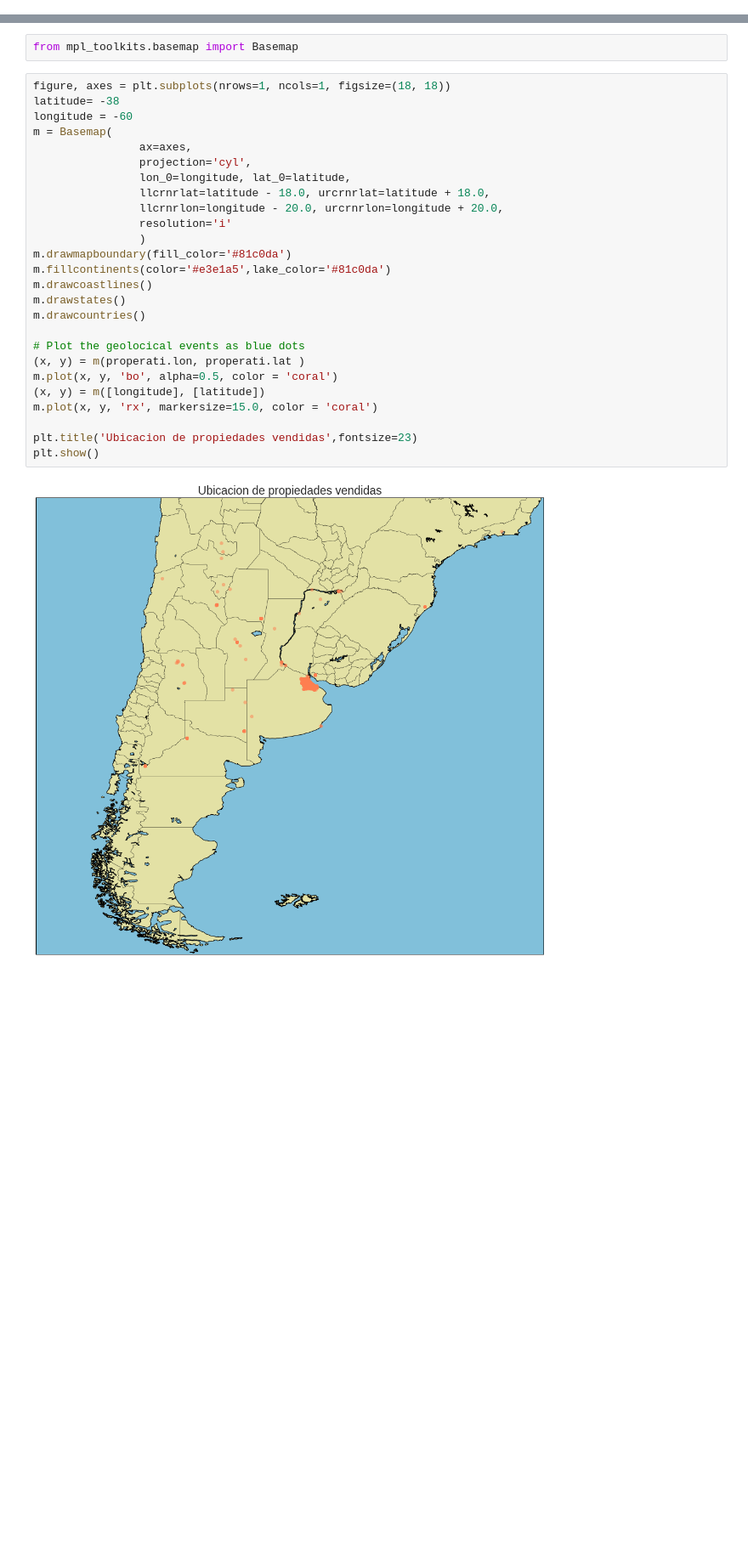
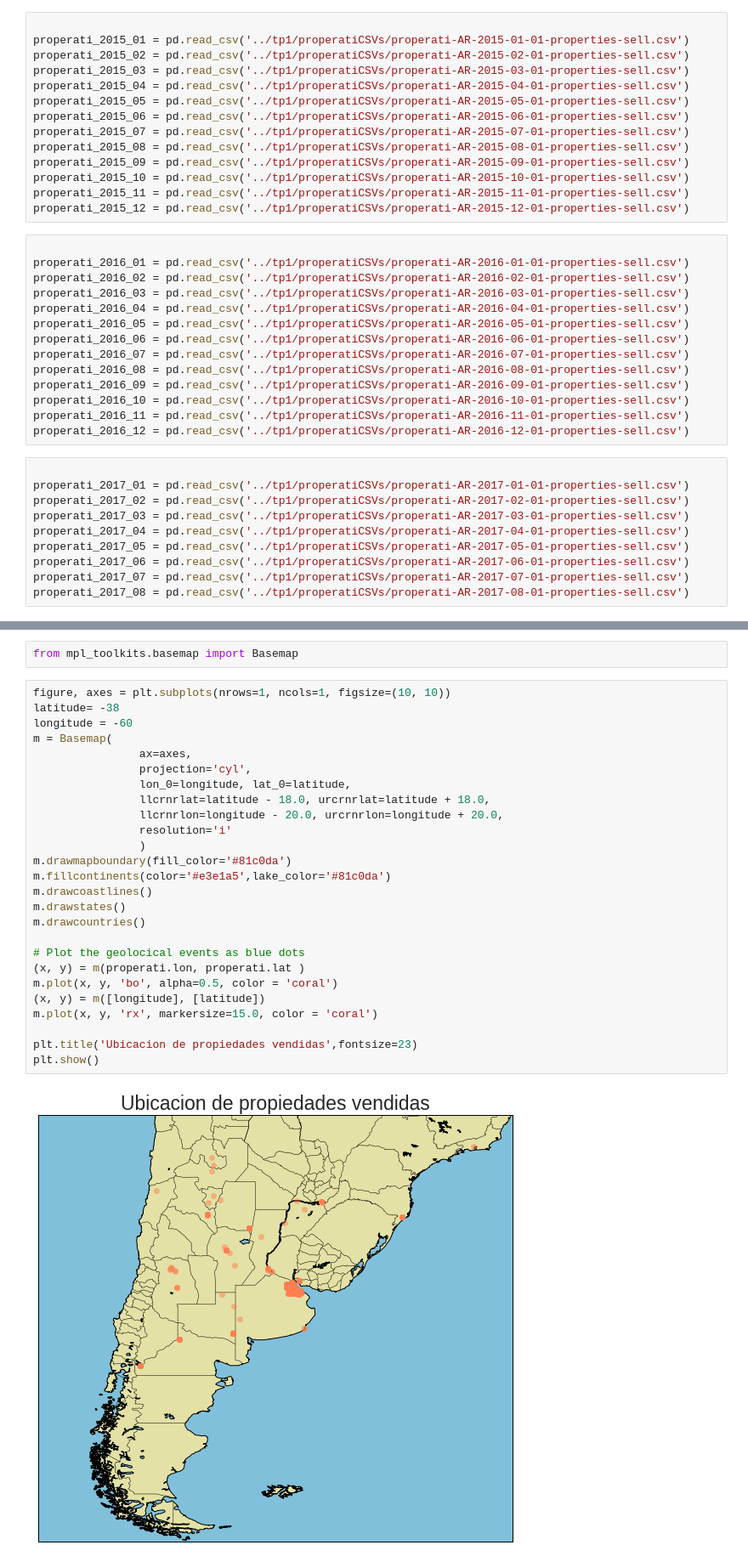
Before and after one commit to jazminferreiro-zz/orgaTP1, a Jupyter notebook: Analisis exploratorio Properati .ipynb, the cells around one changed output, grey strips where cells are left out. Shown at 85% size. Cells and saved outputs as stored; diff of their text form; blank space fills up the shorter version.

```diff
--- a/Analisis exploratorio Properati .ipynb
+++ b/Analisis exploratorio Properati .ipynb
@@ -63,3 +29,41 @@ properati_2017_08 = pd.read_csv('../tp1/properati-AR-2017-08-01-properties-sell.
+# %%
+
+properati_2015_01 = pd.read_csv('../tp1/properatiCSVs/properati-AR-2015-01-01-properties-sell.csv')
+properati_2015_02 = pd.read_csv('../tp1/properatiCSVs/properati-AR-2015-02-01-properties-sell.csv')
+properati_2015_03 = pd.read_csv('../tp1/properatiCSVs/properati-AR-2015-03-01-properties-sell.csv')
+properati_2015_04 = pd.read_csv('../tp1/properatiCSVs/properati-AR-2015-04-01-properties-sell.csv')
+properati_2015_05 = pd.read_csv('../tp1/properatiCSVs/properati-AR-2015-05-01-properties-sell.csv')
+properati_2015_06 = pd.read_csv('../tp1/properatiCSVs/properati-AR-2015-06-01-properties-sell.csv')
+properati_2015_07 = pd.read_csv('../tp1/properatiCSVs/properati-AR-2015-07-01-properties-sell.csv')
+properati_2015_08 = pd.read_csv('../tp1/properatiCSVs/properati-AR-2015-08-01-properties-sell.csv')
+properati_2015_09 = pd.read_csv('../tp1/properatiCSVs/properati-AR-2015-09-01-properties-sell.csv')
+properati_2015_10 = pd.read_csv('../tp1/properatiCSVs/properati-AR-2015-10-01-properties-sell.csv')
+properati_2015_11 = pd.read_csv('../tp1/properatiCSVs/properati-AR-2015-11-01-properties-sell.csv')
+properati_2015_12 = pd.read_csv('../tp1/properatiCSVs/properati-AR-2015-12-01-properties-sell.csv')
+# %%
+
+properati_2016_01 = pd.read_csv('../tp1/properatiCSVs/properati-AR-2016-01-01-properties-sell.csv')
+properati_2016_02 = pd.read_csv('../tp1/properatiCSVs/properati-AR-2016-02-01-properties-sell.csv')
+properati_2016_03 = pd.read_csv('../tp1/properatiCSVs/properati-AR-2016-03-01-properties-sell.csv')
+properati_2016_04 = pd.read_csv('../tp1/properatiCSVs/properati-AR-2016-04-01-properties-sell.csv')
+properati_2016_05 = pd.read_csv('../tp1/properatiCSVs/properati-AR-2016-05-01-properties-sell.csv')
+properati_2016_06 = pd.read_csv('../tp1/properatiCSVs/properati-AR-2016-06-01-properties-sell.csv')
+properati_2016_07 = pd.read_csv('../tp1/properatiCSVs/properati-AR-2016-07-01-properties-sell.csv')
+properati_2016_08 = pd.read_csv('../tp1/properatiCSVs/properati-AR-2016-08-01-properties-sell.csv')
+properati_2016_09 = pd.read_csv('../tp1/properatiCSVs/properati-AR-2016-09-01-properties-sell.csv')
+properati_2016_10 = pd.read_csv('../tp1/properatiCSVs/properati-AR-2016-10-01-properties-sell.csv')
+properati_2016_11 = pd.read_csv('../tp1/properatiCSVs/properati-AR-2016-11-01-properties-sell.csv')
+properati_2016_12 = pd.read_csv('../tp1/properatiCSVs/properati-AR-2016-12-01-properties-sell.csv')
+# %%
+
+properati_2017_01 = pd.read_csv('../tp1/properatiCSVs/properati-AR-2017-01-01-properties-sell.csv')
+properati_2017_02 = pd.read_csv('../tp1/properatiCSVs/properati-AR-2017-02-01-properties-sell.csv')
+properati_2017_03 = pd.read_csv('../tp1/properatiCSVs/properati-AR-2017-03-01-properties-sell.csv')
+properati_2017_04 = pd.read_csv('../tp1/properatiCSVs/properati-AR-2017-04-01-properties-sell.csv')
+properati_2017_05 = pd.read_csv('../tp1/properatiCSVs/properati-AR-2017-05-01-properties-sell.csv')
+properati_2017_06 = pd.read_csv('../tp1/properatiCSVs/properati-AR-2017-06-01-properties-sell.csv')
+properati_2017_07 = pd.read_csv('../tp1/properatiCSVs/properati-AR-2017-07-01-properties-sell.csv')
+properati_2017_08 = pd.read_csv('../tp1/properatiCSVs/properati-AR-2017-08-01-properties-sell.csv')
 # %% [markdown]
 # Filtrando datos erroneos
 # %%
@@ -294,30 +324,30 @@ properati_room.groupby('rooms').mean()['price_usd_per_m2'].plot(figsize=(14,4));
 # %%
 from mpl_toolkits.basemap import Basemap
 # %%
-figure, axes = plt.subplots(nrows=1, ncols=1, figsize=(18, 18))
+figure, axes = plt.subplots(nrows=1, ncols=1, figsize=(10, 10))
 latitude= -38
 longitude = -60
 m = Basemap(
                 ax=axes,
                 projection='cyl',
                 lon_0=longitude, lat_0=latitude,
                 llcrnrlat=latitude - 18.0, urcrnrlat=latitude + 18.0,
                 llcrnrlon=longitude - 20.0, urcrnrlon=longitude + 20.0,
                 resolution='i'
                 )
 m.drawmapboundary(fill_color='#81c0da')
 m.fillcontinents(color='#e3e1a5',lake_color='#81c0da')
 m.drawcoastlines()
 m.drawstates()
 m.drawcountries()
 
 # Plot the geolocical events as blue dots
 (x, y) = m(properati.lon, properati.lat )
 m.plot(x, y, 'bo', alpha=0.5, color = 'coral')
 (x, y) = m([longitude], [latitude])
 m.plot(x, y, 'rx', markersize=15.0, color = 'coral')
 
 plt.title('Ubicacion de propiedades vendidas',fontsize=23)
 plt.show()
 # %% [output]
-[figure, old version]
+[figure, new version]
```
Also changed, not shown: parts of 21 cells of this notebook, 50 other files.
